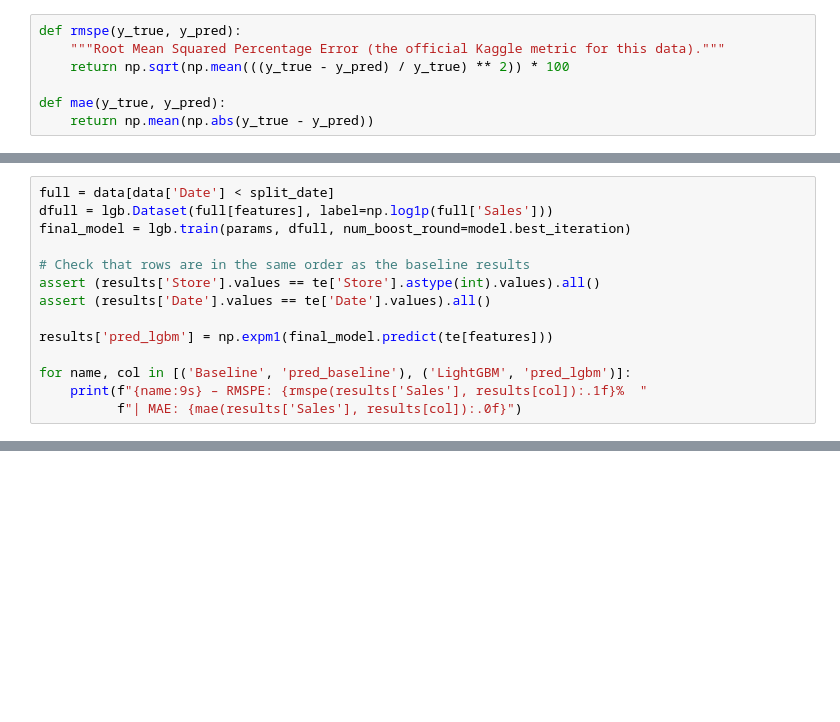
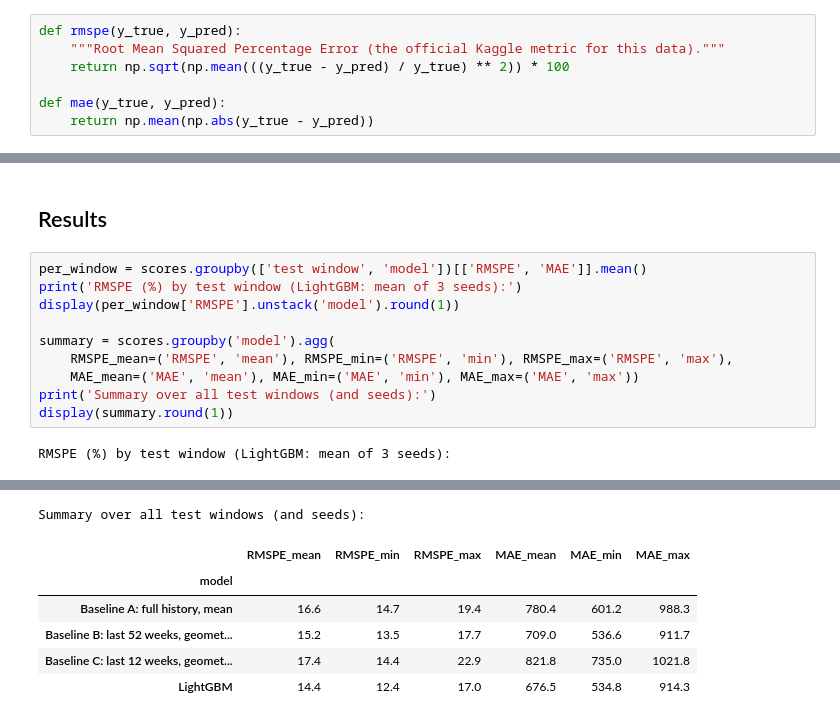
Before and after one commit to mina-motaghinasab/rossmann-sales-analysis, a Jupyter notebook: notebooks/04_forecasting.ipynb, the cells around one changed output, grey strips where cells are left out. Cells and saved outputs as stored; diff of their text form; blank space fills up the shorter version.

```diff
--- a/notebooks/04_forecasting.ipynb
+++ b/notebooks/04_forecasting.ipynb
@@ -116,14 +145,0 @@ Best number of trees: 241
-# %%
-full = data[data['Date'] < split_date]
-dfull = lgb.Dataset(full[features], label=np.log1p(full['Sales']))
-final_model = lgb.train(params, dfull, num_boost_round=model.best_iteration)
-
-# Check that rows are in the same order as the baseline results
-assert (results['Store'].values == te['Store'].astype(int).values).all()
-assert (results['Date'].values == te['Date'].values).all()
-
-results['pred_lgbm'] = np.expm1(final_model.predict(te[features]))
-
-for name, col in [('Baseline', 'pred_baseline'), ('LightGBM', 'pred_lgbm')]:
-    print(f"{name:9s} – RMSPE: {rmspe(results['Sales'], results[col]):.1f}%  "
-          f"| MAE: {mae(results['Sales'], results[col]):.0f}")
@@ -164,0 +192,14 @@ By promo:
+# %% [markdown]
+## Results
+# %%
+per_window = scores.groupby(['test window', 'model'])[['RMSPE', 'MAE']].mean()
+print('RMSPE (%) by test window (LightGBM: mean of 3 seeds):')
+display(per_window['RMSPE'].unstack('model').round(1))
+
+summary = scores.groupby('model').agg(
+    RMSPE_mean=('RMSPE', 'mean'), RMSPE_min=('RMSPE', 'min'), RMSPE_max=('RMSPE', 'max'),
+    MAE_mean=('MAE', 'mean'), MAE_min=('MAE', 'min'), MAE_max=('MAE', 'max'))
+print('Summary over all test windows (and seeds):')
+display(summary.round(1))
+# %% [output]
+RMSPE (%) by test window (LightGBM: mean of 3 seeds):
@@ -164,0 +212,7 @@ By promo:
+Summary over all test windows (and seeds):
+|  | RMSPE_mean | RMSPE_min | RMSPE_max | MAE_mean | MAE_min | MAE_max |
+| model |  |  |  |  |  |  |
+| Baseline A: full history, mean | 16.6 | 14.7 | 19.4 | 780.4 | 601.2 | 988.3 |
+| Baseline B: last 52 weeks, geomet... | 15.2 | 13.5 | 17.7 | 709.0 | 536.6 | 911.7 |
+| Baseline C: last 12 weeks, geomet... | 17.4 | 14.4 | 22.9 | 821.8 | 735.0 | 1021.8 |
+| LightGBM | 14.4 | 12.4 | 17.0 | 676.5 | 534.8 | 914.3 |
```
Also changed, not shown: parts of 26 cells of this notebook, 3 other files.
